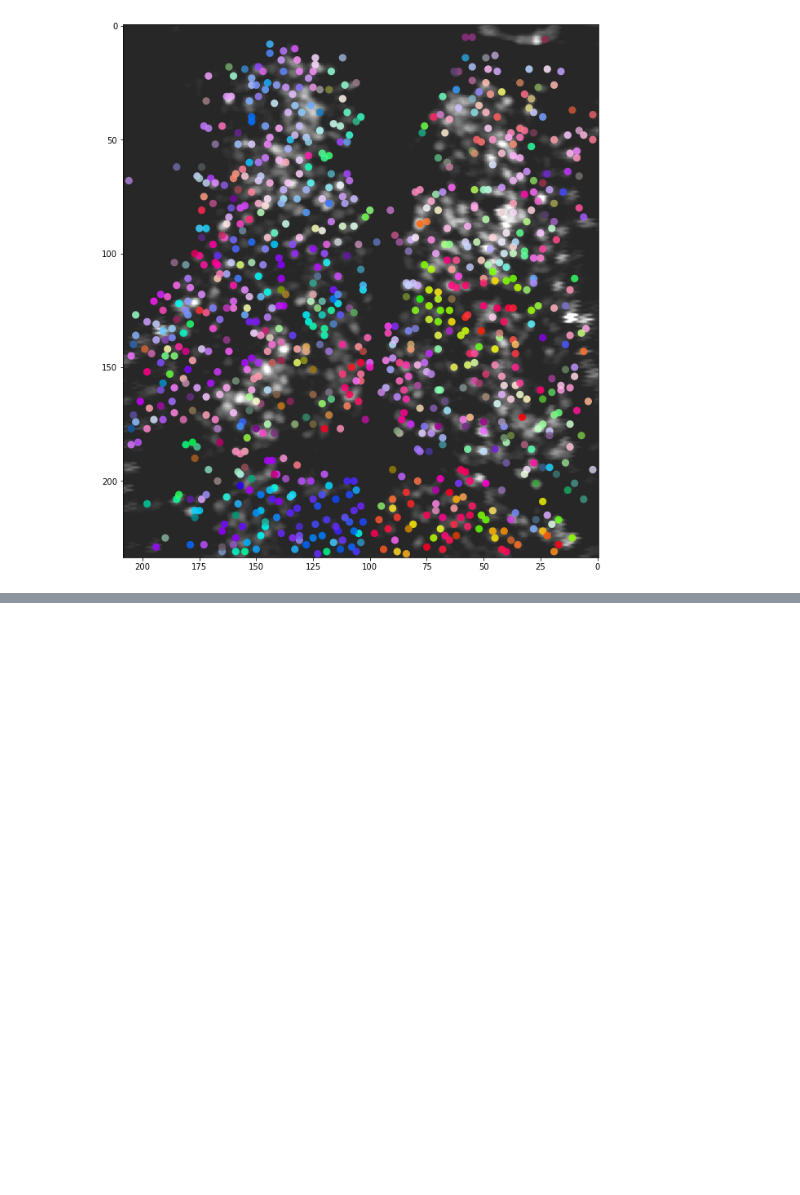
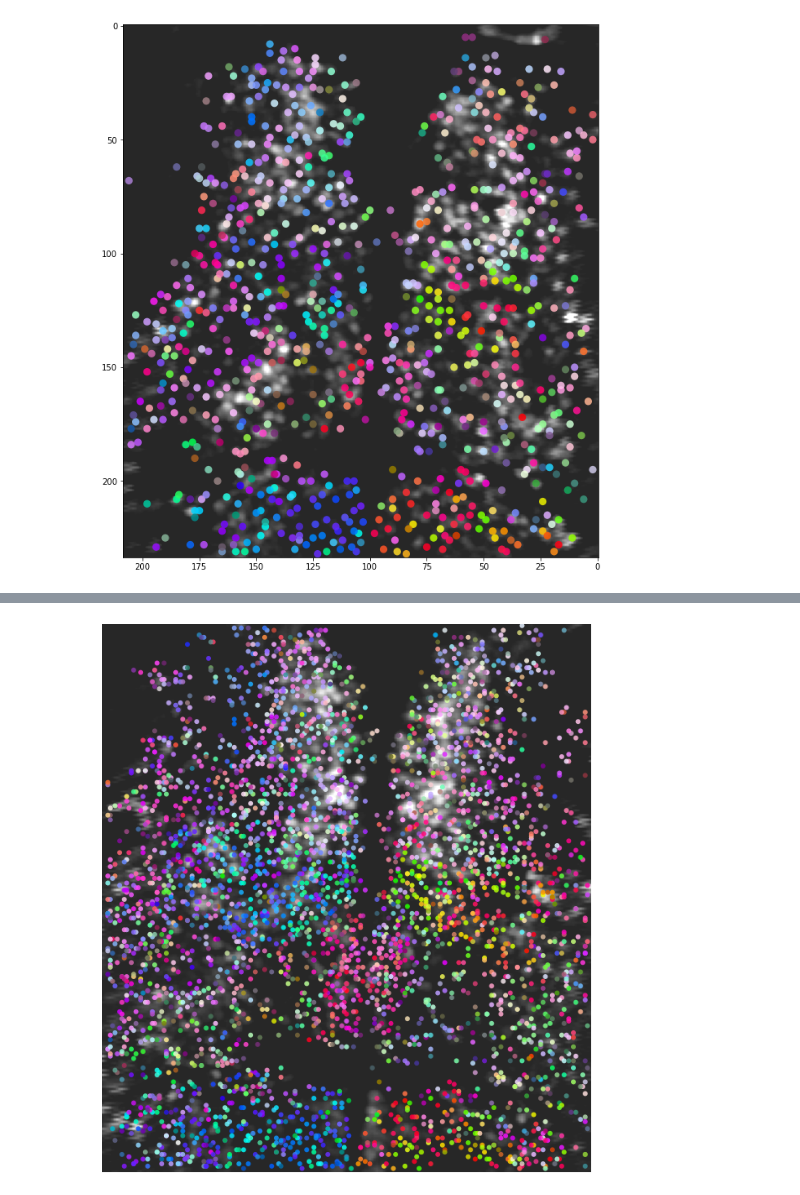
Before and after one commit to Naumann-Lab/caImageAnalysis, a Jupyter notebook: examples/legacy fish to fishy.ipynb, the cells around one changed output, grey strips where cells are left out. Drawn from its saved outputs; the diff is of its cells as text; code cells hidden in the pictures; blank space fills up the shorter version.

Commit message:
ex legacy use

```diff
--- a/examples/legacy fish to fishy.ipynb
+++ b/examples/legacy fish to fishy.ipynb
@@ -72,3 +72,12 @@ plt.gca().invert_xaxis()
 plt.show()
 # %% [output]
 [figure]
+# %%
+fishvolume = VizStimVolume()
+for p in fish_paths:
+
+    _ = WorkingFish(folder_path=p,
+                    legacy=True,
+                    stim_fxn=stimuli.legacy_struct_pandastim_to_df,
+                    stim_fxn_args={"stimkey":"matt"})
+    fishvolume.add_volume(_)
@@ -74,0 +180,17 @@ plt.show()
+# %%
+xpos, ypos, colors, neurons = fishvolume.volume_computed_image()
+refimg = fishvolume[2].ops['refImg']
+
+fig = plt.figure(figsize=(12,12))
+plt.scatter(xpos, ypos, color=colors, alpha=.85, s=35, edgecolors='none')
+plt.imshow(refimg, cmap='gray', alpha=0.85, vmax=np.percentile(refimg, 99.9), vmin=np.percentile(refimg, 50))
+plt.gca().invert_xaxis()
+
+plt.axis('off')
+plt.margins(x=0, y=0)
+
+extent = plt.gca().get_window_extent().transformed(fig.dpi_scale_trans.inverted())
+
+plt.show()
+# %% [output]
+[figure, added]
```
Also changed, not shown: parts of 1 cell of this notebook.
